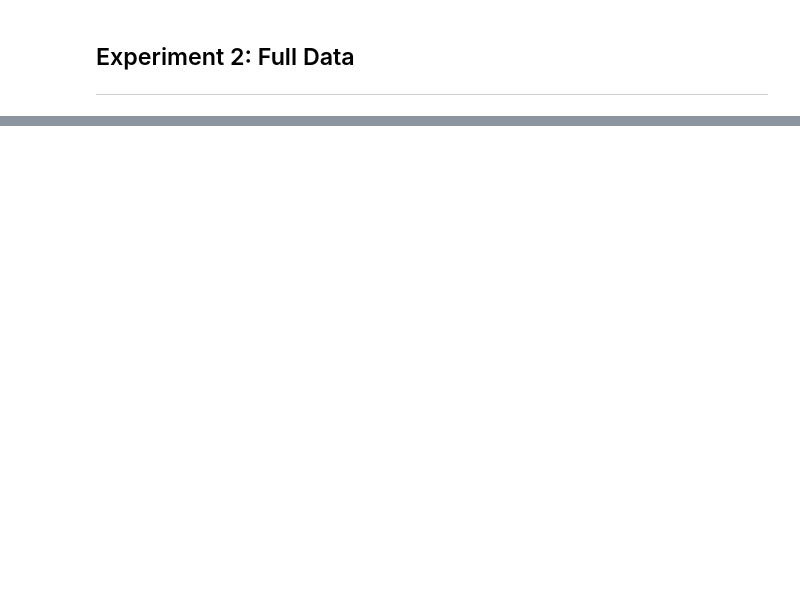
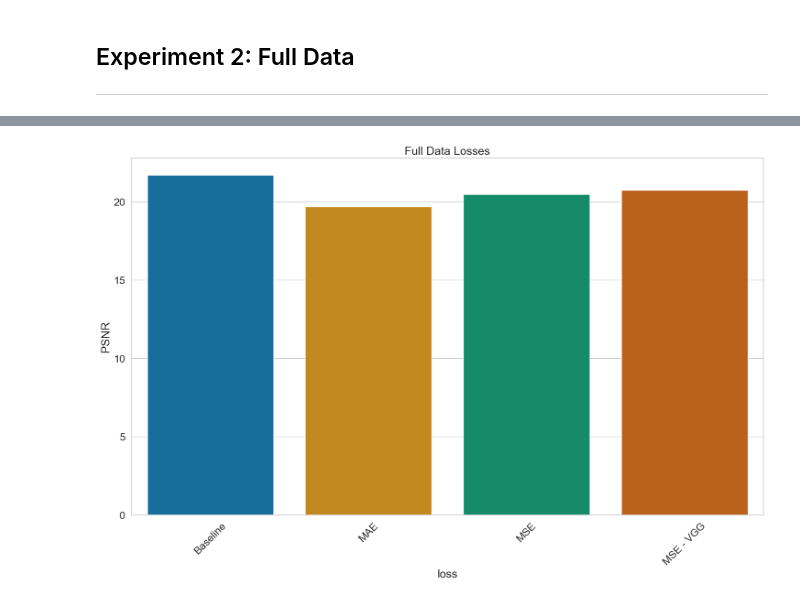
Before and after one commit to mikasenghaas/sillystill, a Jupyter notebook: notebooks/5.0-results.ipynb, the cells around one changed output, grey strips where cells are left out. Saved outputs shown, nothing was run; the diff lists cells and outputs as text; code cells hidden in the pictures; blank space fills up the shorter version.

```diff
--- a/notebooks/5.0-results.ipynb
+++ b/notebooks/5.0-results.ipynb
@@ -190,3 +250,7 @@ full_data.groupby(["run_name", "tags", "with_noise"]).agg(
+# %%
+plot_losses(grouped_full_data, "Full Data Losses", "psnr", "loss", with_noise=0, resize=0) # "outputs/full-data-losses.png")
+# %% [output]
+[figure, added]
 # %%
 # TODO: Do some plotting here
 
```
Also changed, not shown: parts of 12 cells of this notebook, 54 other files.
